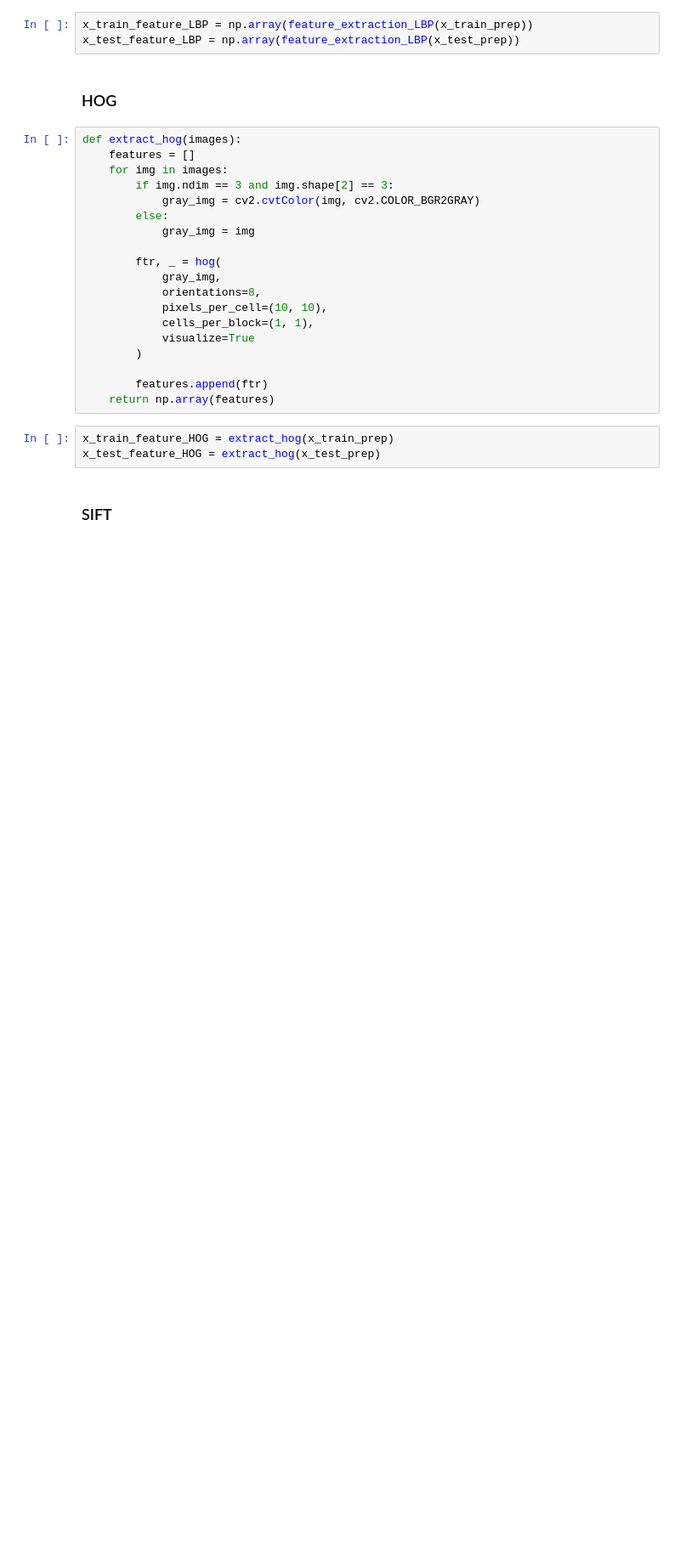
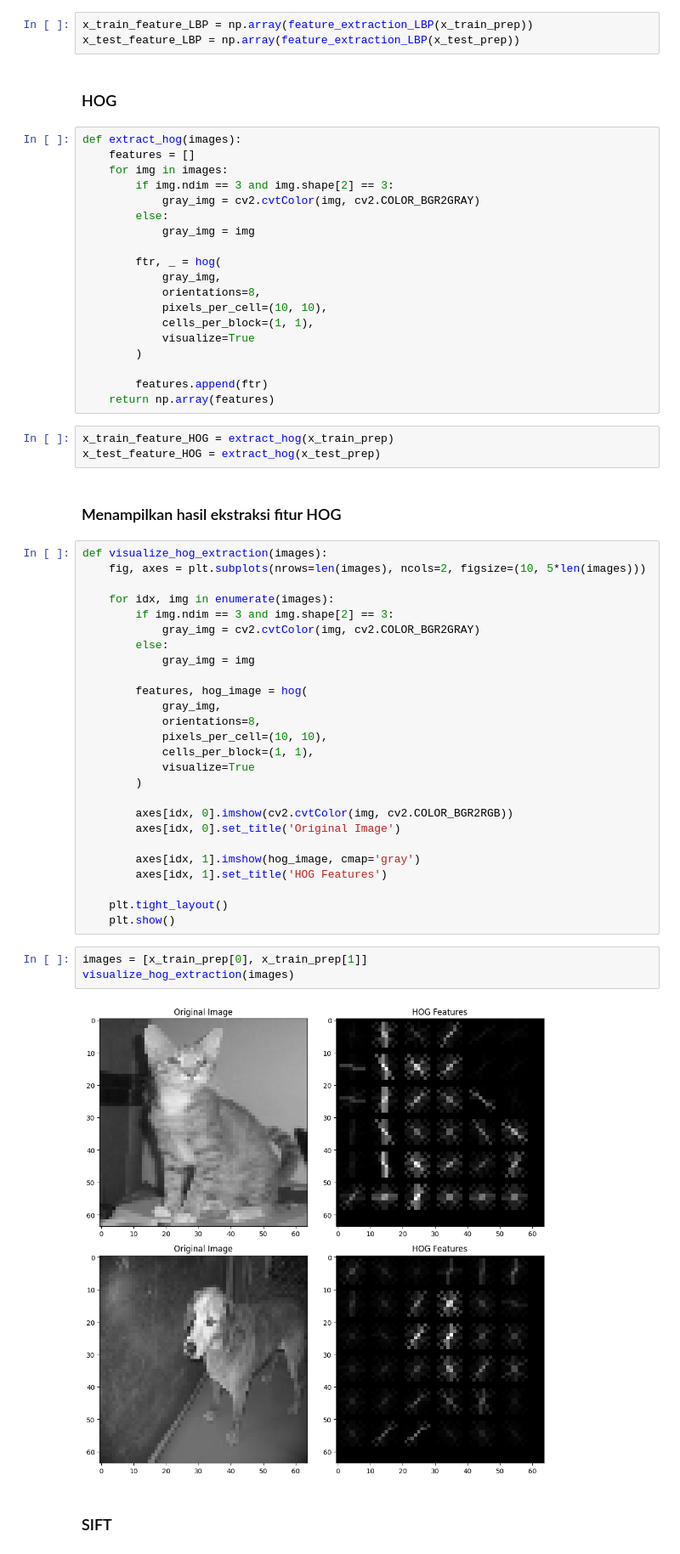
Before and after one commit to irizkyw/ComputerVision, a Jupyter notebook: W6_Assignment4/app.ipynb, the cells around one changed output. Shown at 85% size. Saved outputs shown, nothing was run; the diff lists cells and outputs as text; blank space fills up the shorter version.

```diff
--- a/W6_Assignment4/app.ipynb
+++ b/W6_Assignment4/app.ipynb
@@ -93,5 +128,38 @@ def extract_hog(images):
 # %%
 x_train_feature_HOG = extract_hog(x_train_prep)
 x_test_feature_HOG = extract_hog(x_test_prep)
+# %% [markdown]
+### Menampilkan hasil ekstraksi fitur HOG
+# %%
+def visualize_hog_extraction(images):
+    fig, axes = plt.subplots(nrows=len(images), ncols=2, figsize=(10, 5*len(images)))
+
+    for idx, img in enumerate(images):
+        if img.ndim == 3 and img.shape[2] == 3:
+            gray_img = cv2.cvtColor(img, cv2.COLOR_BGR2GRAY)
+        else:
+            gray_img = img
+
+        features, hog_image = hog(
+            gray_img,
+            orientations=8,
+            pixels_per_cell=(10, 10),
+            cells_per_block=(1, 1),
+            visualize=True
+        )
+
+        axes[idx, 0].imshow(cv2.cvtColor(img, cv2.COLOR_BGR2RGB))
+        axes[idx, 0].set_title('Original Image')
+
+        axes[idx, 1].imshow(hog_image, cmap='gray')
+        axes[idx, 1].set_title('HOG Features')
+
+    plt.tight_layout()
+    plt.show()
+# %%
+images = [x_train_prep[0], x_train_prep[1]]
+visualize_hog_extraction(images)
+# %% [output]
+[figure, added]
 # %% [markdown]
 ### SIFT
```
Also changed, not shown: parts of 29 cells of this notebook.
